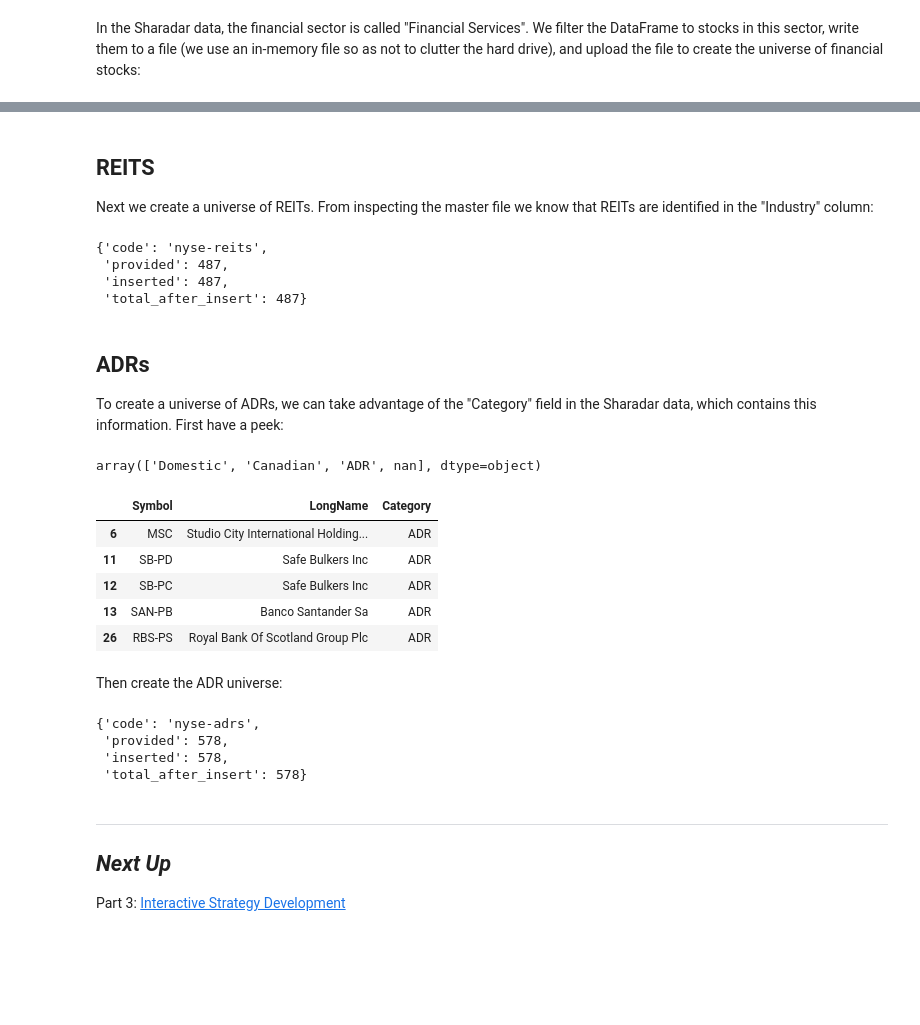
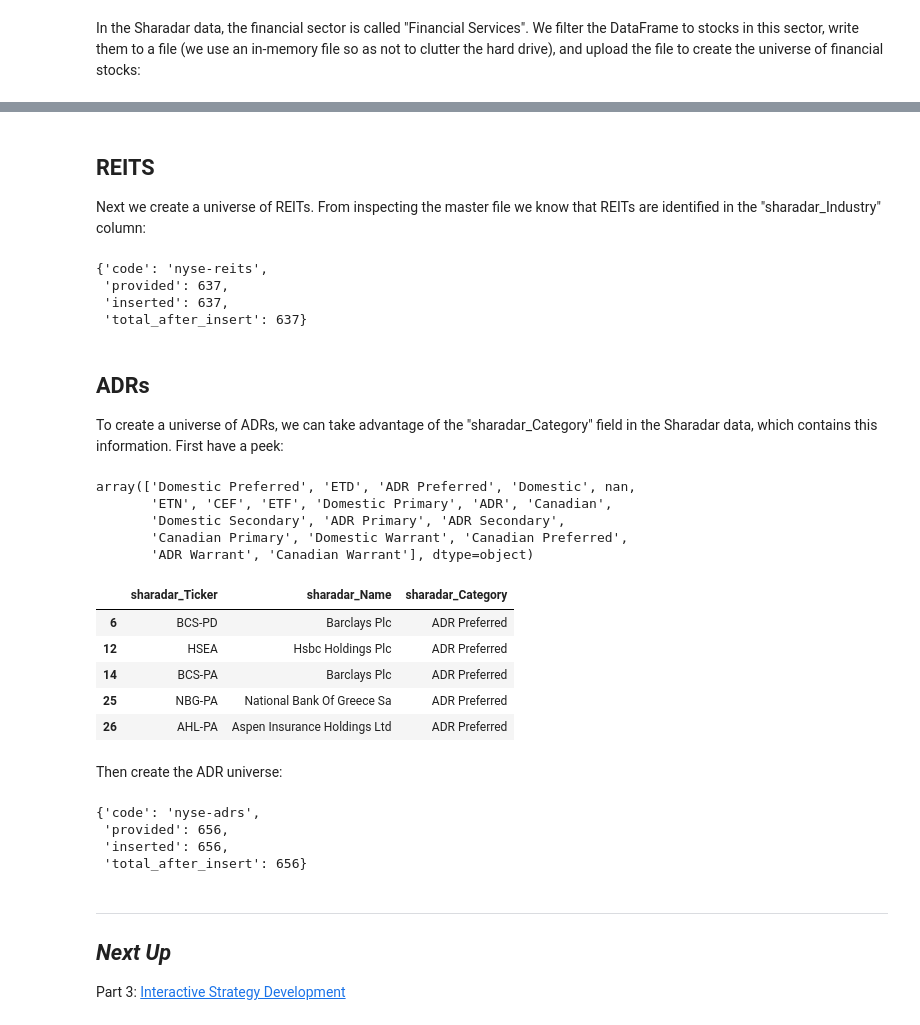
Before and after one commit to quantrocket-codeload/qval, a Jupyter notebook: qval/Part2-Universe-Selection.ipynb, the cells around one changed output, grey strips where cells are left out. Saved outputs shown, nothing was run; the diff lists cells and outputs as text; code cells hidden in the pictures; blank space fills up the shorter version.

```diff
--- a/qval/Part2-Universe-Selection.ipynb
+++ b/qval/Part2-Universe-Selection.ipynb
@@ -55,44 +51,46 @@ create_universe("nyse-financials", f, domain="sharadar")
 # %% [markdown]
 ## REITS
 
-Next we create a universe of REITs. From inspecting the master file we know that REITs are identified in the "Industry" column:
+Next we create a universe of REITs. From inspecting the master file we know that REITs are identified in the "sharadar_Industry" column:
 # %%
-f = io.StringIO()
-nyse_securities[nyse_securities.Industry.fillna("").str.contains("REIT")].to_csv(f)
-create_universe("nyse-reits", f, domain="sharadar")
+nyse_securities[nyse_securities.sharadar_Industry.fillna("").str.contains("REIT")].to_csv("sharadar_nyse_reits.csv")
+create_universe("nyse-reits", "sharadar_nyse_reits.csv")
 # %% [output]
 {'code': 'nyse-reits',
- 'provided': 487,
- 'inserted': 487,
- 'total_after_insert': 487}
+ 'provided': 637,
+ 'inserted': 637,
+ 'total_after_insert': 637}
 # %% [markdown]
 ## ADRs
 
-To create a universe of ADRs, we can take advantage of the "Category" field in the Sharadar data, which contains this information. First have a peek:
+To create a universe of ADRs, we can take advantage of the "sharadar_Category" field in the Sharadar data, which contains this information. First have a peek:
 # %%
-nyse_securities.Category.unique()
+nyse_securities.sharadar_Category.unique()
 # %% [output]
-array(['Domestic', 'Canadian', 'ADR', nan], dtype=object)
+array(['Domestic Preferred', 'ETD', 'ADR Preferred', 'Domestic', nan,
+       'ETN', 'CEF', 'ETF', 'Domestic Primary', 'ADR', 'Canadian',
+       'Domestic Secondary', 'ADR Primary', 'ADR Secondary',
+       'Canadian Primary', 'Domestic Warrant', 'Canadian Preferred',
+       'ADR Warrant', 'Canadian Warrant'], dtype=object)
-# %%
-nyse_securities[nyse_securities.Category == "ADR"][["Symbol","LongName","Category"]].head()
-# %% [output]
-|  | Symbol | LongName | Category |
-| 6 | MSC | Studio City International Holding... | ADR |
-| 11 | SB-PD | Safe Bulkers Inc | ADR |
-| 12 | SB-PC | Safe Bulkers Inc | ADR |
-| 13 | SAN-PB | Banco Santander Sa | ADR |
-| 26 | RBS-PS | Royal Bank Of Scotland Group Plc | ADR |
+# %%
+nyse_securities[nyse_securities.sharadar_Category.fillna("").str.startswith("ADR")][["sharadar_Ticker","sharadar_Name","sharadar_Category"]].head()
+# %% [output]
+|  | sharadar_Ticker | sharadar_Name | sharadar_Category |
+| 6 | BCS-PD | Barclays Plc | ADR Preferred |
+| 12 | HSEA | Hsbc Holdings Plc | ADR Preferred |
+| 14 | BCS-PA | Barclays Plc | ADR Preferred |
+| 25 | NBG-PA | National Bank Of Greece Sa | ADR Preferred |
+| 26 | AHL-PA | Aspen Insurance Holdings Ltd | ADR Preferred |
 # %% [markdown]
 Then create the ADR universe:
-# %%
-f = io.StringIO()
-nyse_securities[nyse_securities.Category == "ADR"].to_csv(f)
-create_universe("nyse-adrs", f, domain="sharadar")
-# %% [output]
-{'code': 'nyse-adrs',
- 'provided': 578,
- 'inserted': 578,
- 'total_after_insert': 578}
+# %%
+nyse_securities[nyse_securities.sharadar_Category.fillna("").str.startswith("ADR")].to_csv("sharadar_nyse_adrs.csv")
+create_universe("nyse-adrs", "sharadar_nyse_adrs.csv")
+# %% [output]
+{'code': 'nyse-adrs',
+ 'provided': 656,
+ 'inserted': 656,
+ 'total_after_insert': 656}
 # %% [markdown]
 ***
 
```
Also changed, not shown: parts of 6 cells of this notebook, 6 other files.
